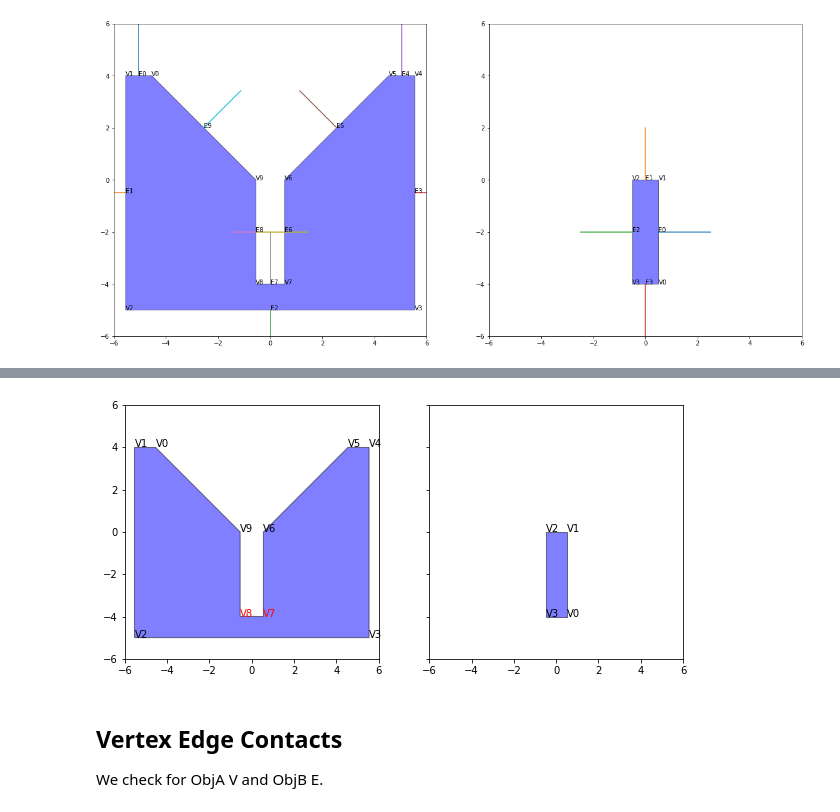
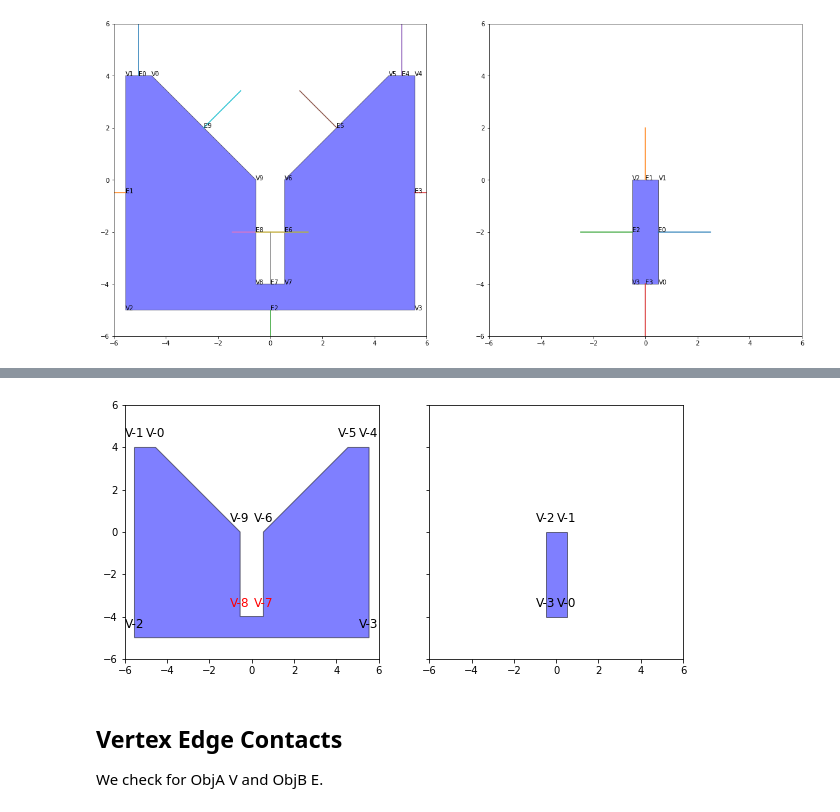
Before and after one commit to fernardz/ContactStateGeneration, a Jupyter notebook: Pt1 Contact States/Investigation.ipynb, the cells around one changed output, grey strips where cells are left out. Cells and saved outputs as stored; diff of their text form; code cells hidden in the pictures.

```diff
--- a/Pt1 Contact States/Investigation.ipynb
+++ b/Pt1 Contact States/Investigation.ipynb
@@ -177,5 +200,5 @@ def prepare_object(Vert):
 # %%
-ObjA=prepare_object(VertA)
+ObjA=prepare_object(VertA, True)
 # %% [output]
 Edges
 0: [array([-4.55,  4.  ]), array([-5.55,  4.  ])]
@@ -268,6 +273,10 @@ plt.show()
 [figure]
 # %%
 def get_concave(ObjData):
+    """
+    Function takes an Object dictionary and returns a list of concave vertices
+    for each one by looking at the attached vertices
+    """
     ConcaveList=[]
     for i in range(len(ObjData['Vertices'])):
         x1=np.take(ObjData['Vertices'],i, axis=0, mode='wrap')
@@ -294,40 +304,58 @@ ConcaveListB=get_concave(ObjB)
 ObjA['Concave']=ConcaveListA
 ObjB['Concave']=ConcaveListB
 # %%
-fig, axs= plt.subplots(1,2, sharey=True, figsize=(10,10))
-
-ax=axs[0]
+fig, axs = plt.subplots(ncols=2, sharex=True, sharey=True, figsize=(10,20))
+ax = axs[0]
 polygonA = Polygon(ObjA['Vertices'])
 patchA = PolygonPatch(polygonA, fc="b", alpha=0.5)
 
-for n, ((x,y),Clist) in enumerate(zip(ObjA['Vertices'],ConcaveListA)):
-    if Clist<=0:
-        ax.text(x,y,'V{}'.format(n),color='red')
+for n, ((x, y), Clist) in enumerate(zip(ObjA['Vertices'], ConcaveListA)):
+    if Clist <= 0:
+        #ax.text(x, y, 'V{}'.format(n), color='red')
+        ax.annotate('V-{}'.format(n), (x, y), textcoords="offset points",
+                   ha='center', xytext=(0, 10), fontsize=12, color='red')
     else:
-        ax.text(x,y,'V{}'.format(n))
+        #ax.text(x, y, 'V{}'.format(n))
+        ax.annotate('V-{}'.format(n), (x, y), textcoords="offset points",
+                    ha='center', xytext=(0, 10), fontsize=12)
+
+
+ax.add_patch(patchA)
+ax.relim()
+
+ax.set_xlim(-6, 6)
+ax.set_ylim(-6, 6)
+
+ax1 = axs[1]
+polygonB = Polygon(ObjB['Vertices'])
+patchB = PolygonPatch(polygonB, fc="b", alpha=0.5)
+
+for n, ((x, y), Clist) in enumerate(zip(ObjB['Vertices'], ConcaveListB)):
+    if Clist <= 0:
+        #ax.text(x, y, 'V{}'.format(n), color='red')
+        ax1.annotate('V-{}'.format(n), (x, y), textcoords="offset points",
+                    ha='center', xytext=(0, 10), fontsize=12, color='red')
+    else:
+        #ax.text(x, y, 'V{}'.format(n))
+        ax1.annotate('V-{}'.format(n), (x, y), textcoords="offset points",
+                    ha='center', xytext=(0, 10), fontsize=12)
+
+ax1.add_patch(patchB)
+ax1.relim()
+
+ax.autoscale_view()
+ax.set_aspect('equal', 'box')
+
+ax.set_xbound(-6, 6)
+ax.set_ybound(-6, 6)
+
+ax1.autoscale_view()
+ax1.set_aspect('equal', 'box')
+
+ax1.set_xbound(-6, 6)
+ax1.set_ybound(-6, 6)
 
 
 
-ax1=axs[1]
-polygonB = Polygon(ObjB['Vertices'])
-patchB = PolygonPatch(polygonB, fc="b", alpha=0.5)
-
-for n, ((x,y),Clist) in enumerate(zip(ObjB['Vertices'],ConcaveListB)):
-    if Clist<=0:
-        ax1.text(x,y,'V{}'.format(n),color='red')
-    else:
-        ax1.text(x,y,'V{}'.format(n))
-
-ax1.add_patch(patchB)
-ax1.set_aspect('equal')
-
-ax.add_patch(patchA)
-
-ax.set_xbound(-6,6)
-ax.set_ybound(-6,6)
-ax1.set_xbound(-6,6)
-ax1.set_ybound(-6,6)
-
-
-ax.set_aspect('equal')
+Latex('Concave Vertex Plot')
 # %% [output]
@@ -334,4 +363,4 @@ ax.set_aspect('equal')
-[figure, old version]
+[figure, new version]
 # %% [markdown]
 ## Vertex Edge Contacts
 
```
Also changed, not shown: parts of 38 cells of this notebook.
